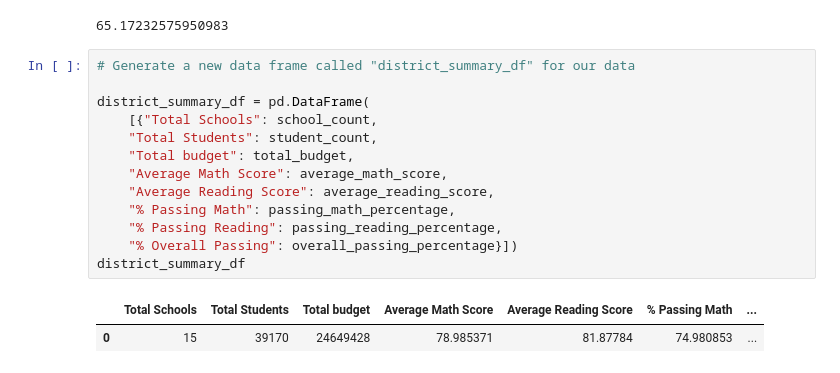
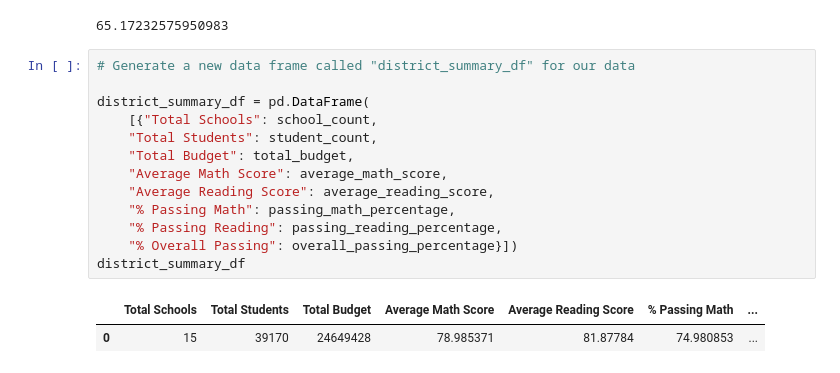
Before and after one commit to ChristopheGarcia1/School_District_Analysis, a Jupyter notebook: PyCitySchools.ipynb, the cells around one changed output. Drawn from its saved outputs; the diff is of its cells as text.

```diff
--- a/PyCitySchools.ipynb
+++ b/PyCitySchools.ipynb
@@ -245,16 +245,16 @@ overall_passing_percentage
 # %%
 # Generate a new data frame called "district_summary_df" for our data
 
 district_summary_df = pd.DataFrame(
     [{"Total Schools": school_count,
     "Total Students": student_count,
-    "Total budget": total_budget,
+    "Total Budget": total_budget,
     "Average Math Score": average_math_score,
     "Average Reading Score": average_reading_score,
     "% Passing Math": passing_math_percentage,
     "% Passing Reading": passing_reading_percentage,
     "% Overall Passing": overall_passing_percentage}])
 district_summary_df
 # %% [output]
-|  | Total Schools | Total Students | Total budget | Average Math Score | Average Reading Score | % Passing Math | ... |
+|  | Total Schools | Total Students | Total Budget | Average Math Score | Average Reading Score | % Passing Math | ... |
 | 0 | 15 | 39170 | 24649428 | 78.985371 | 81.87784 | 74.980853 | ... |
```
Also changed, not shown: parts of 15 cells of this notebook.
